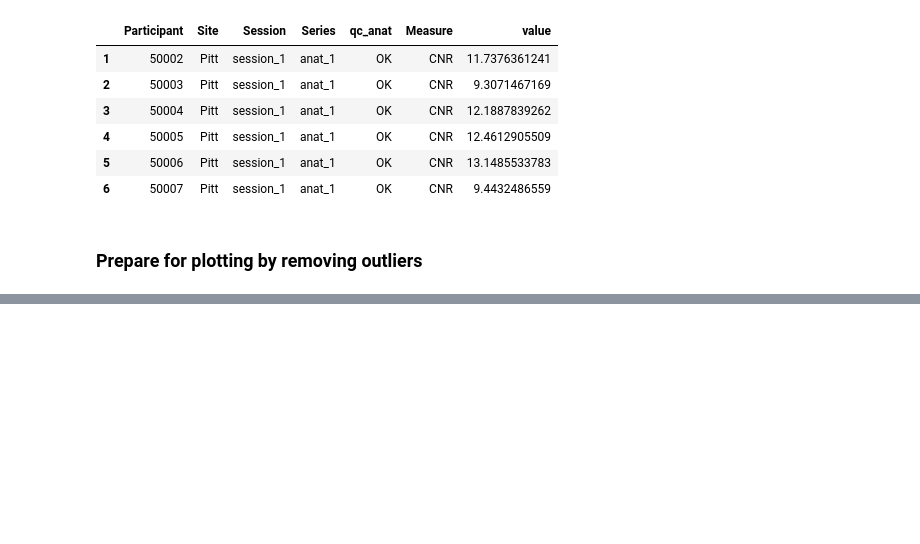
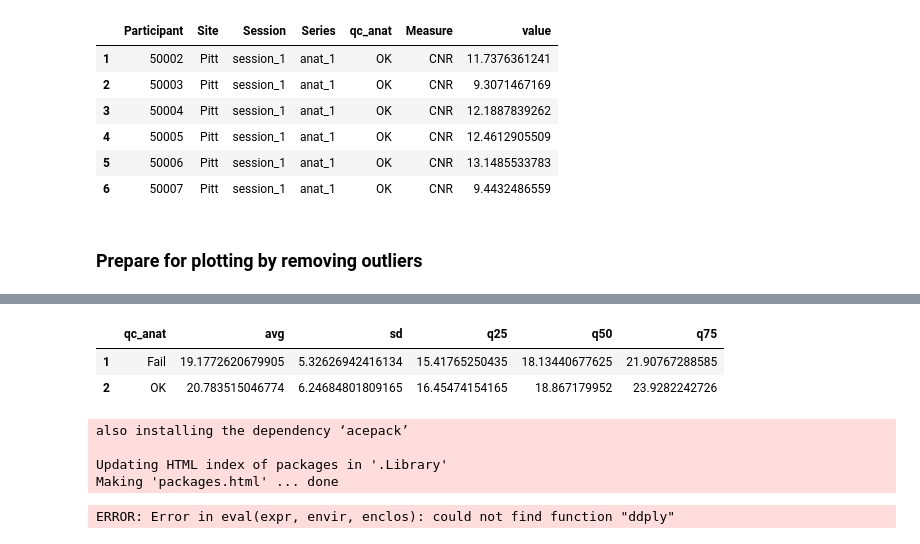
Before and after one commit to preprocessed-connectomes-project/giavasis2015-QAP-paper, a Jupyter notebook: data_analysis/interactive_plots.ipynb, the cells around one changed output, grey strips where cells are left out. Drawn from its saved outputs; the diff is of its cells as text; code cells hidden in the pictures; blank space fills up the shorter version.

```diff
--- a/data_analysis/interactive_plots.ipynb
+++ b/data_analysis/interactive_plots.ipynb
@@ -193 +264,18 @@ ceiling(3/2)
+# %%
+sdf %>% group_by(qc_anat) %>% summarise(avg=mean(value),sd=sd(value),q25=quantile(value,probs=(0.25)),q50=quantile(value,probs=(0.5)),q75=quantile(value,probs=(0.75)))
+# %% [output]
+|  | qc_anat | avg | sd | q25 | q50 | q75 |
+| 1 | Fail | 19.1772620679905 | 5.32626942416134 | 15.41765250435 | 18.13440677625 | 21.90767288585 |
+| 2 | OK | 20.783515046774 | 6.24684801809165 | 16.45474154165 | 18.867179952 | 23.9282242726 |
+# %%
+install.packages("Hmisc")
+# %% [output]
+also installing the dependency ‘acepack’
+
+Updating HTML index of packages in '.Library'
+Making 'packages.html' ... done
+# %%
+ddply(sdf, "qc_anat", summarise, avg = mean(value), sd=sd(value), q=quantile(x))
+# %% [output]
+ERROR: Error in eval(expr, envir, enclos): could not find function "ddply"
 # %%
```
Also changed, not shown: parts of 19 cells of this notebook.
